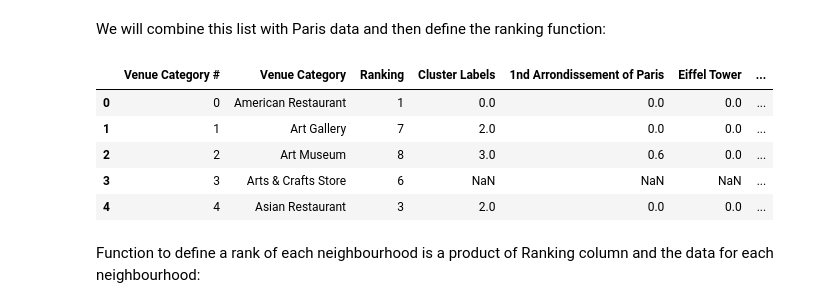
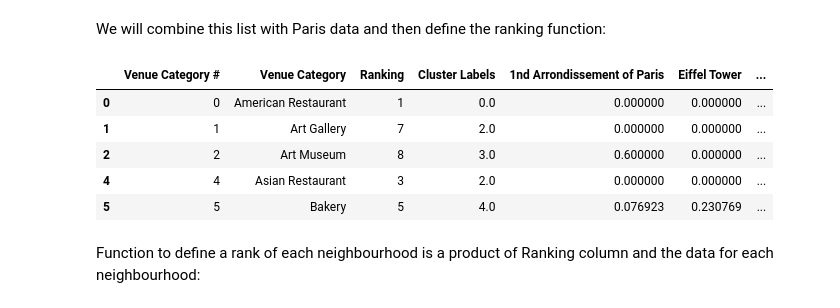
Before and after one commit to DianaTolstyga/Capstone-project, a Jupyter notebook: Data Description (4).ipynb, the cells around one changed output. Drawn from its saved outputs; the diff is of its cells as text; code cells hidden in the pictures.

```diff
--- a/Data Description (4).ipynb
+++ b/Data Description (4).ipynb
@@ -447,14 +447,15 @@ We will combine this list with Paris data and then define the ranking function:
 # %%
 Paris_merged=venues_categories
 Paris_merged=Paris_merged.join(Paris_grouped_bn.set_index('Venue Category'), on='Venue Category')
+Paris_merged.dropna(axis=0, inplace=True)
 Paris_merged.head()
 # %% [output]
 |  | Venue Category # | Venue Category | Ranking | Cluster Labels | 1nd Arrondissement of Paris | Eiffel Tower | ... |
-| 0 | 0 | American Restaurant | 1 | 0.0 | 0.0 | 0.0 | ... |
-| 1 | 1 | Art Gallery | 7 | 2.0 | 0.0 | 0.0 | ... |
-| 2 | 2 | Art Museum | 8 | 3.0 | 0.6 | 0.0 | ... |
-| 3 | 3 | Arts & Crafts Store | 6 | NaN | NaN | NaN | ... |
-| 4 | 4 | Asian Restaurant | 3 | 2.0 | 0.0 | 0.0 | ... |
+| 0 | 0 | American Restaurant | 1 | 0.0 | 0.000000 | 0.000000 | ... |
+| 1 | 1 | Art Gallery | 7 | 2.0 | 0.000000 | 0.000000 | ... |
+| 2 | 2 | Art Museum | 8 | 3.0 | 0.600000 | 0.000000 | ... |
+| 4 | 4 | Asian Restaurant | 3 | 2.0 | 0.000000 | 0.000000 | ... |
+| 5 | 5 | Bakery | 5 | 4.0 | 0.076923 | 0.230769 | ... |
 # %% [markdown]
 Function to define a rank of each neighbourhood is a product of Ranking column and the data for each neighbourhood:
 # %%
```
Also changed, not shown: parts of 4 cells of this notebook.
